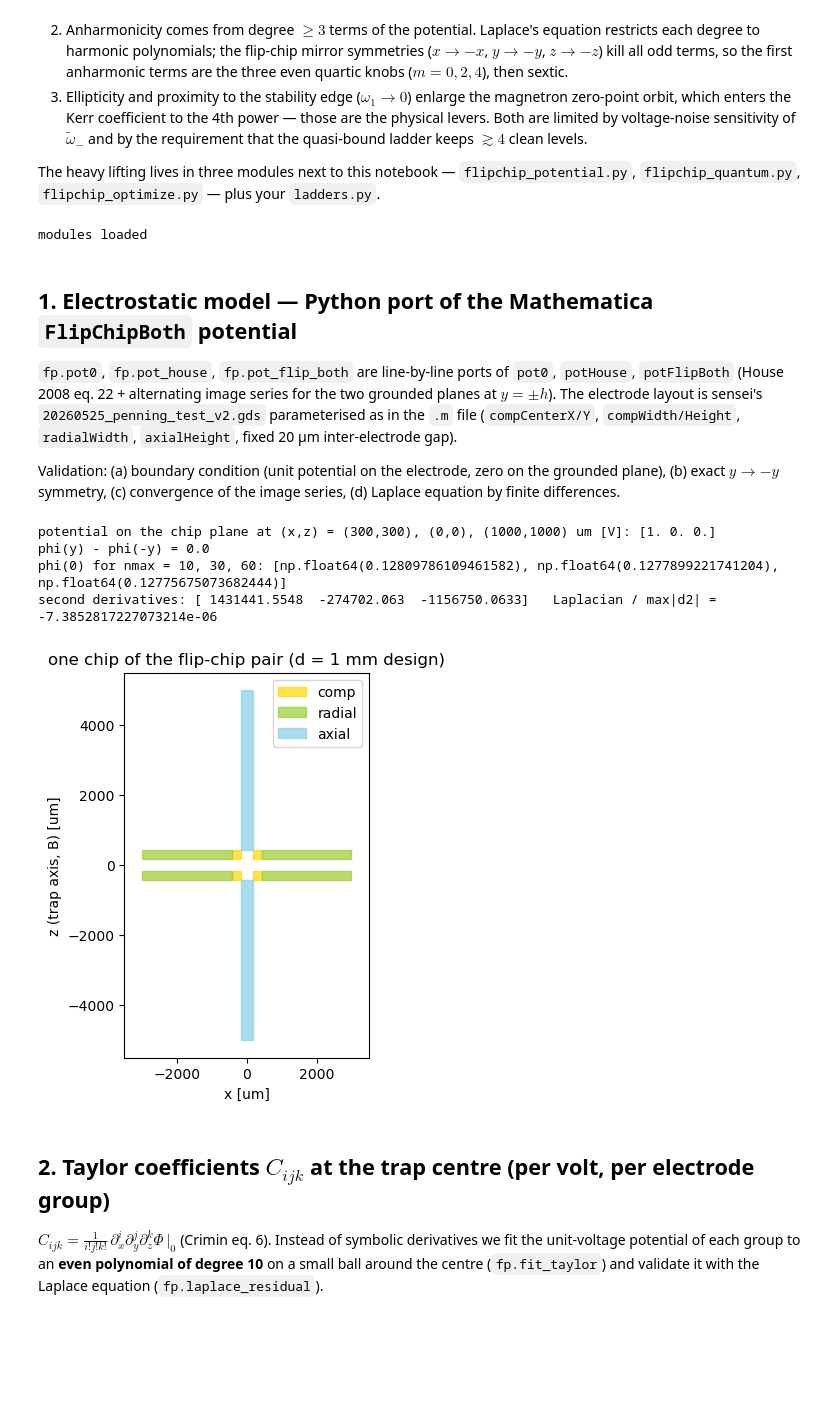
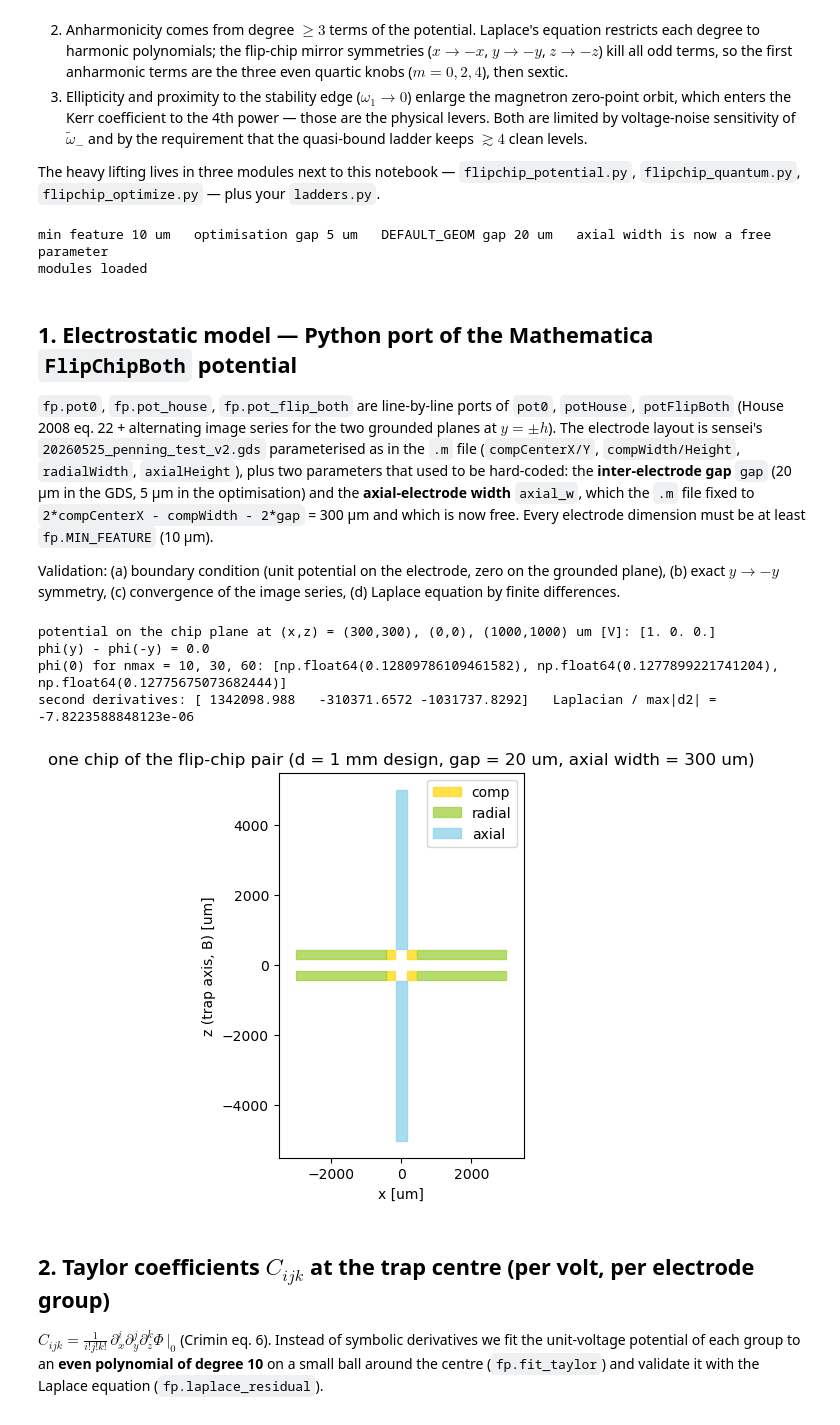
Before and after one commit to jaeunkim/ladders, a Jupyter notebook: flipchip_anharmonic_optimization.ipynb, the cells around one changed output. Cells and saved outputs as stored; diff of their text form; code cells hidden in the pictures; blank space fills up the shorter version.

```diff
--- a/flipchip_anharmonic_optimization.ipynb
+++ b/flipchip_anharmonic_optimization.ipynb
@@ -30,10 +30,21 @@ from ladders import Expression, scalar_multiply, squeeze_generator, compare_expr
 import flipchip_potential as fp
 import flipchip_quantum as fq
 import flipchip_optimize as fo
-from flipchip_potential import um, GAP, DEFAULT_GEOM, GROUPS
+from flipchip_potential import um, DEFAULT_GEOM, GROUPS
 from flipchip_quantum import hbar, m_e, e_ch, q_e
 
-# 20260910 Jaeun: changed the default GAP to 5um, as discussed in the lab meeting. (TODO: try 3, 5, 10, 20 um and see how the coefficients change)
+# ---- fabrication parameters (the two knobs you will want to change) --------------------------
+MIN_FEATURE = 10*um       # smallest electrode dimension allowed anywhere (comp w/h, radial width,
+                          # axial width, axial height); enforced by fp.geometry_ok()
+OPT_GAP     = 5*um        # inter-electrode gap used in the optimisation
+                          # 20260910 Jaeun: 5um as discussed in the lab meeting.
+                          # (TODO: try 3, 5, 10, 20 um and see how the coefficients change)
+fp.MIN_FEATURE = MIN_FEATURE
+fo.CONSTRAINTS["GAP"] = OPT_GAP
+# sensei's GDS design (fp.DEFAULT_GEOM) keeps its own, larger gap:
+print(f"min feature {MIN_FEATURE/um:.0f} um   optimisation gap {OPT_GAP/um:.0f} um   "
+      f"DEFAULT_GEOM gap {DEFAULT_GEOM['gap']/um:.0f} um   axial width is now a free parameter")
+
 # 20260910 Jaeun: changed the max voltage to 30 V, as discussed in the lab meeting (32 V is as precise as 14 V, the only different was that 32 V was slower.)
 fo.CONSTRAINTS["V_MAX"] = 30.0  # V, maximum voltage applied to the electrodes
 
@@ -41,48 +52,50 @@ np.set_printoptions(precision=4, suppress=True, linewidth=140)
 MHz = 2*np.pi*1e6
 print("modules loaded")
 # %% [output]
+min feature 10 um   optimisation gap 5 um   DEFAULT_GEOM gap 20 um   axial width is now a free parameter
 modules loaded
 # %% [markdown]
 ## 1. Electrostatic model — Python port of the Mathematica `FlipChipBoth` potential
 
 `fp.pot0`, `fp.pot_house`, `fp.pot_flip_both` are line-by-line ports of `pot0`, `potHouse`, `potFlipBoth` (House 2008 eq. 22 + alternating image series for the two grounded planes at $y=\pm h$).
-The electrode layout is sensei's `20260525_penning_test_v2.gds` parameterised as in the `.m` file (`compCenterX/Y`, `compWidth/Height`, `radialWidth`, `axialHeight`, fixed 20 µm inter-electrode gap).
+The electrode layout is sensei's `20260525_penning_test_v2.gds` parameterised as in the `.m` file (`compCenterX/Y`, `compWidth/Height`, `radialWidth`, `axialHeight`), plus two parameters that used to be hard-coded: the **inter-electrode gap** `gap` (20 µm in the GDS, 5 µm in the optimisation) and the **axial-electrode width** `axial_w`, which the `.m` file fixed to `2*compCenterX - compWidth - 2*gap` = 300 µm and which is now free. Every electrode dimension must be at least `fp.MIN_FEATURE` (10 µm).
 
 Validation: (a) boundary condition (unit potential on the electrode, zero on the grounded plane), (b) exact $y \to -y$ symmetry, (c) convergence of the image series, (d) Laplace equation by finite differences.
 # %%
-g0 = dict(DEFAULT_GEOM)                       # sensei's design, d = 1 mm
+g0 = dict(DEFAULT_GEOM)                       # sensei's design, d = 1 mm, gap = 20 um, axial width 300 um
 h0 = g0["sep"]/2
 rects = fp.electrode_rects(g0)
 
 # (a) boundary condition on the chip plane (just below y = h): inside comp electrode -> 1 V, outside -> 0 V
 xs = np.array([300e-6, 0.0, 1e-3]); zs = np.array([300e-6, 0.0, 1e-3])
 print("potential on the chip plane at (x,z) = (300,300), (0,0), (1000,1000) um [V]:",
       fp.group_potential("comp", g0, xs, np.full(3, h0*(1-1e-6)), zs))
 # (b) symmetry
 print("phi(y) - phi(-y) =", fp.group_potential("comp", g0, 10e-6, 30e-6, 20e-6) - fp.group_potential("comp", g0, 10e-6, -30e-6, 20e-6))
 # (c) image series convergence at the centre
 print("phi(0) for nmax = 10, 30, 60:", [fp.group_potential("comp", g0, 0., 0., 0., nmax=n) for n in (10, 30, 60)])
 # (d) Laplace by finite differences (relative to the largest second derivative)
 f = lambda x, y, z: fp.total_potential(g0, dict(comp=1.0, radial=1.0, axial=-1.0), x, y, z)
 d = 1e-6; p = (20e-6, 30e-6, 10e-6)
 sd = [(f(*(np.array(p)+d*e)) + f(*(np.array(p)-d*e)) - 2*f(*p))/d**2 for e in np.eye(3)]
 print("second derivatives:", np.array(sd), "  Laplacian / max|d2| =", sum(sd)/max(abs(s) for s in sd))
 
 # electrode layout
 fig, ax = plt.subplots(figsize=(6, 5))
 for grp, col in zip(GROUPS, ("gold", "yellowgreen", "skyblue")):
     for (xl, xu, zl, zu) in rects[grp]:
         ax.add_patch(plt.Rectangle((xl/um, zl/um), (xu-xl)/um, (zu-zl)/um, color=col, alpha=0.7, label=grp))
 h, l = ax.get_legend_handles_labels(); ax.legend(dict(zip(l, h)).values(), dict(zip(l, h)).keys())
 ax.set_xlim(-3500, 3500); ax.set_ylim(-5500, 5500); ax.set_aspect("equal")
-ax.set_xlabel("x [um]"); ax.set_ylabel("z (trap axis, B) [um]"); ax.set_title("one chip of the flip-chip pair (d = 1 mm design)")
+ax.set_xlabel("x [um]"); ax.set_ylabel("z (trap axis, B) [um]")
+ax.set_title(f"one chip of the flip-chip pair (d = 1 mm design, gap = {g0['gap']/um:.0f} um, axial width = {fp.axial_width(g0)/um:.0f} um)")
 plt.show()
 # %% [output]
 potential on the chip plane at (x,z) = (300,300), (0,0), (1000,1000) um [V]: [1. 0. 0.]
 phi(y) - phi(-y) = 0.0
 phi(0) for nmax = 10, 30, 60: [np.float64(0.12809786109461582), np.float64(0.1277899221741204), np.float64(0.12775675073682444)]
-second derivatives: [ 1431441.5548  -274702.063  -1156750.0633]   Laplacian / max|d2| = -7.3852817227073214e-06
+second derivatives: [ 1342098.988   -310371.6572 -1031737.8292]   Laplacian / max|d2| = -7.8223588848123e-06
-[figure, old version]
+[figure, new version]
 # %% [markdown]
 ## 2. Taylor coefficients $C_{ijk}$ at the trap centre (per volt, per electrode group)
 
```
Also changed, not shown: parts of 10 cells of this notebook.
